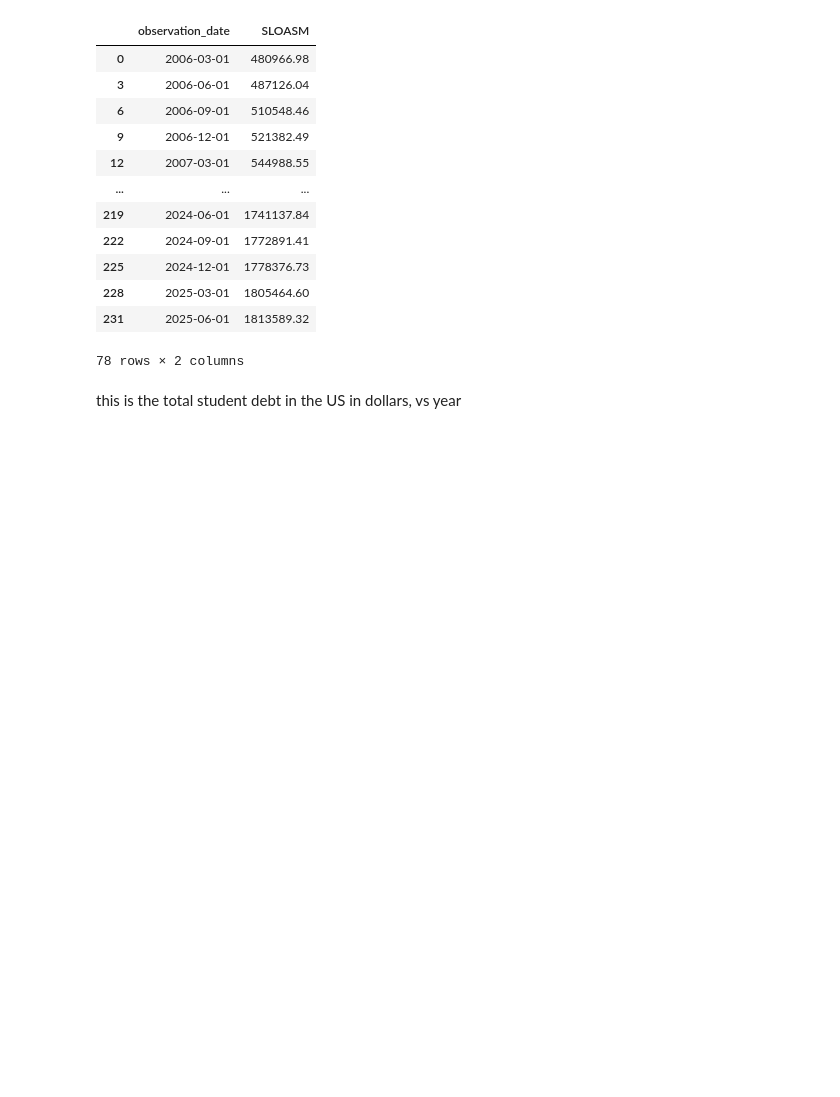
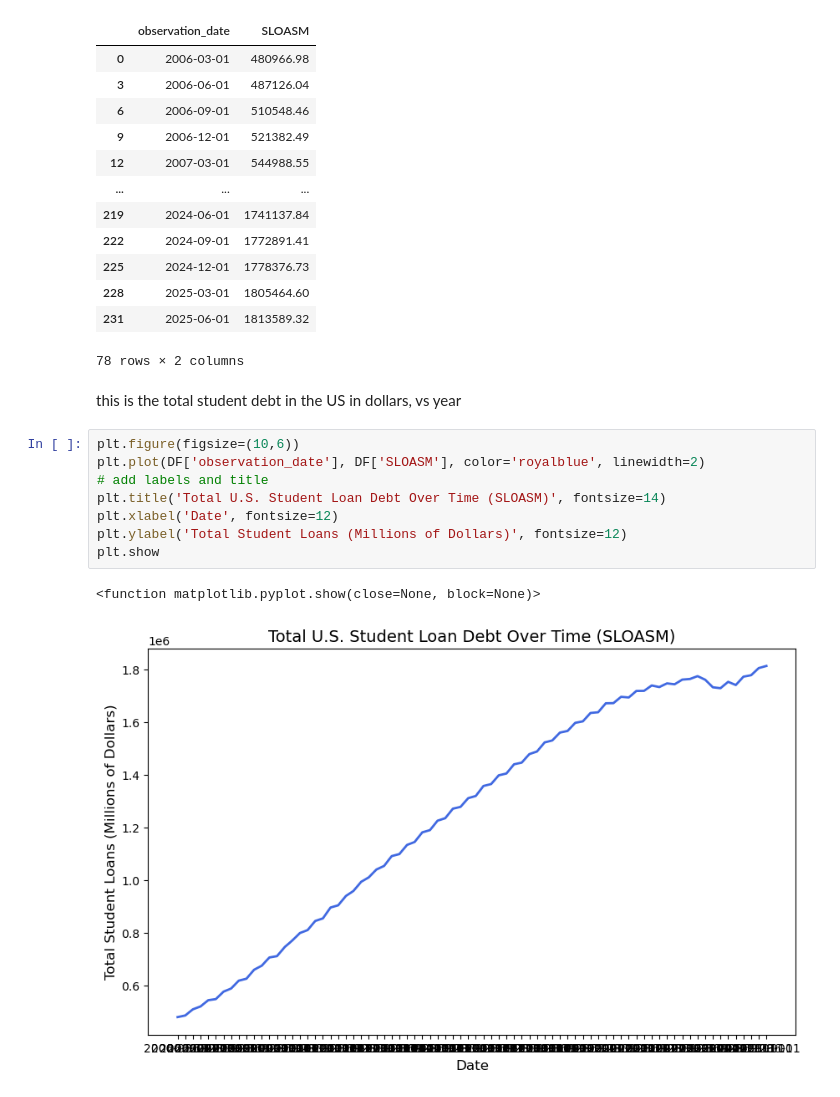
Before and after one commit to NateMiller72/Data101_files, a Jupyter notebook: Day8/Day8-HW.ipynb, the cells around one changed output. Drawn from its saved outputs; the diff is of its cells as text; blank space fills up the shorter version.

```diff
--- a/Day8/Day8-HW.ipynb
+++ b/Day8/Day8-HW.ipynb
@@ -255,3 +250,14 @@ DF
 78 rows × 2 columns
 # %% [markdown]
 this is the total student debt in the US in dollars, vs year
+# %%
+plt.figure(figsize=(10,6))
+plt.plot(DF['observation_date'], DF['SLOASM'], color='royalblue', linewidth=2)
+# add labels and title
+plt.title('Total U.S. Student Loan Debt Over Time (SLOASM)', fontsize=14)
+plt.xlabel('Date', fontsize=12)
+plt.ylabel('Total Student Loans (Millions of Dollars)', fontsize=12)
+plt.show
+# %% [output]
+<function matplotlib.pyplot.show(close=None, block=None)>
+[figure, added]
```
Also changed, not shown: parts of 3 cells of this notebook, 1 other file.
